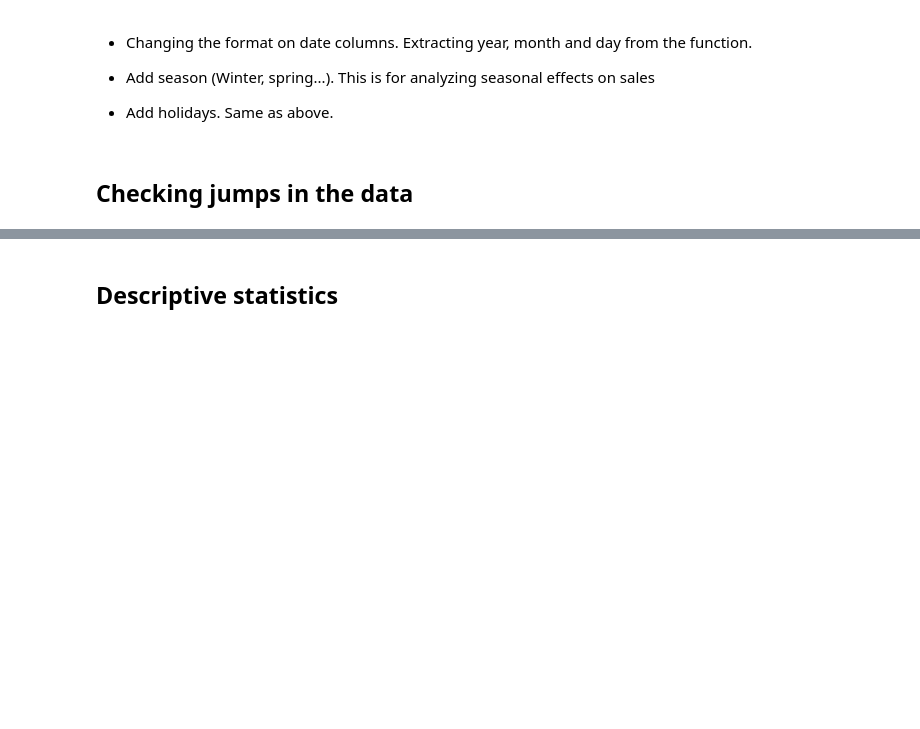
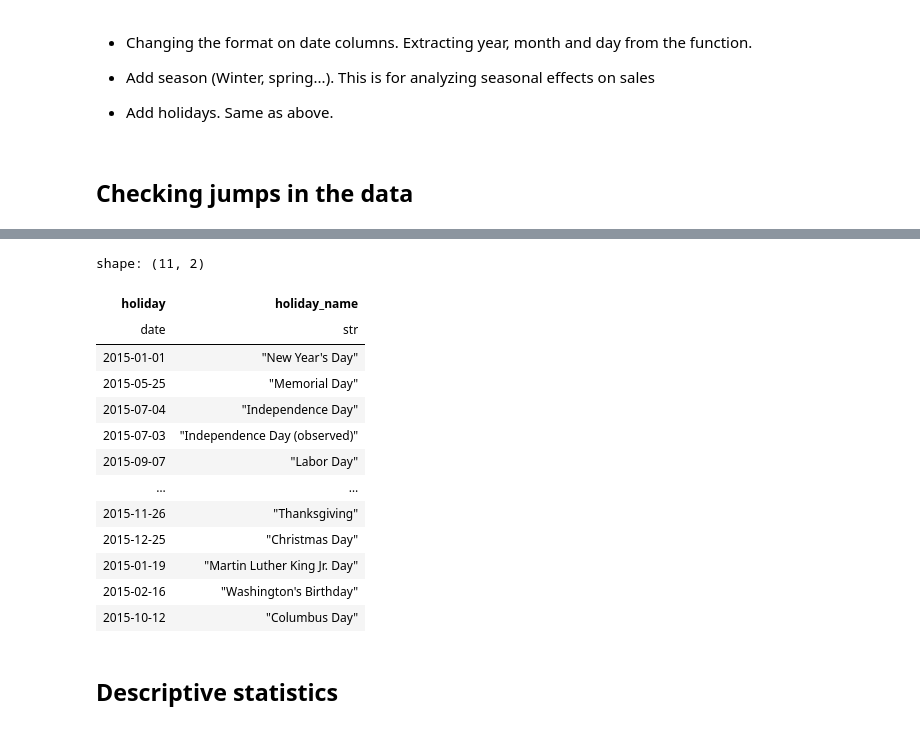
Before and after one commit to PolarsDude/Kaggle, a Jupyter notebook: Superstore Sales Dataset/superstore_sales.ipynb, the cells around one changed output, grey strips where cells are left out. Drawn from its saved outputs; the diff is of its cells as text; code cells hidden in the pictures; blank space fills up the shorter version.

```diff
--- a/Superstore Sales Dataset/superstore_sales.ipynb
+++ b/Superstore Sales Dataset/superstore_sales.ipynb
@@ -159,3 +181,33 @@ shape: (231, 1)
+# %%
+
+# Initialize lists
+h = []
+n = []
+
+# Get date and holiday name
+for date, name in holidays.US(years = [2015]).items():
+       h.append(str(date))
+       n.append(str(name))
+
+# Create a dataframe
+h_data = pl.DataFrame({'holiday':h,'holiday_name':n})
+h_data = h_data.with_columns(pl.col('holiday').cast(pl.Date))
+h_data
+# %% [output]
+shape: (11, 2)
+| holiday | holiday_name |
+| date | str |
+| 2015-01-01 | "New Year's Day" |
+| 2015-05-25 | "Memorial Day" |
+| 2015-07-04 | "Independence Day" |
+| 2015-07-03 | "Independence Day (observed)" |
+| 2015-09-07 | "Labor Day" |
+| … | … |
+| 2015-11-26 | "Thanksgiving" |
+| 2015-12-25 | "Christmas Day" |
+| 2015-01-19 | "Martin Luther King Jr. Day" |
+| 2015-02-16 | "Washington's Birthday" |
+| 2015-10-12 | "Columbus Day" |
 # %% [markdown]
 ## Descriptive statistics
 # %% [markdown]
```
Also changed, not shown: parts of 6 cells of this notebook.
